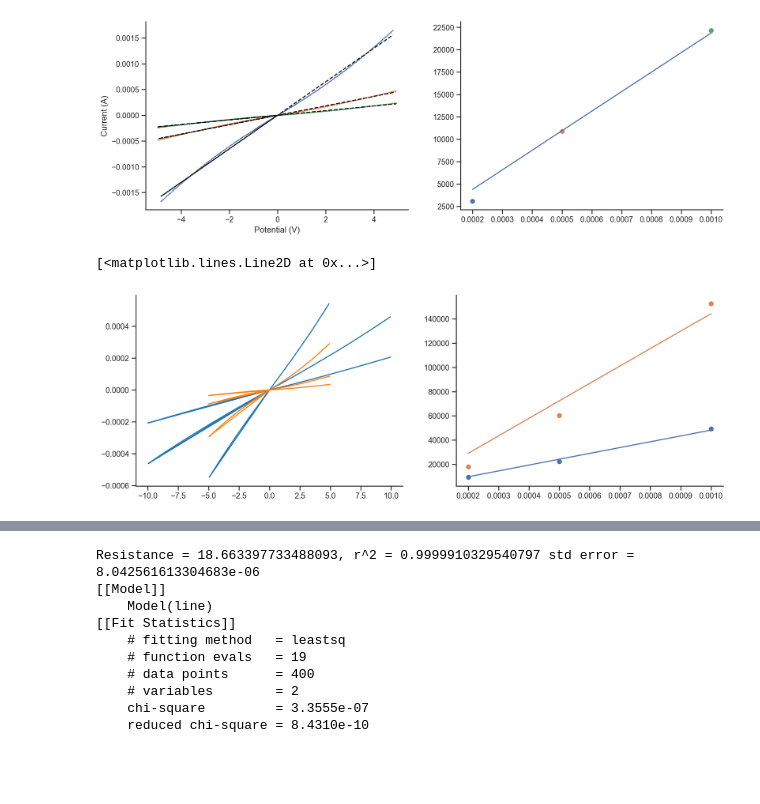
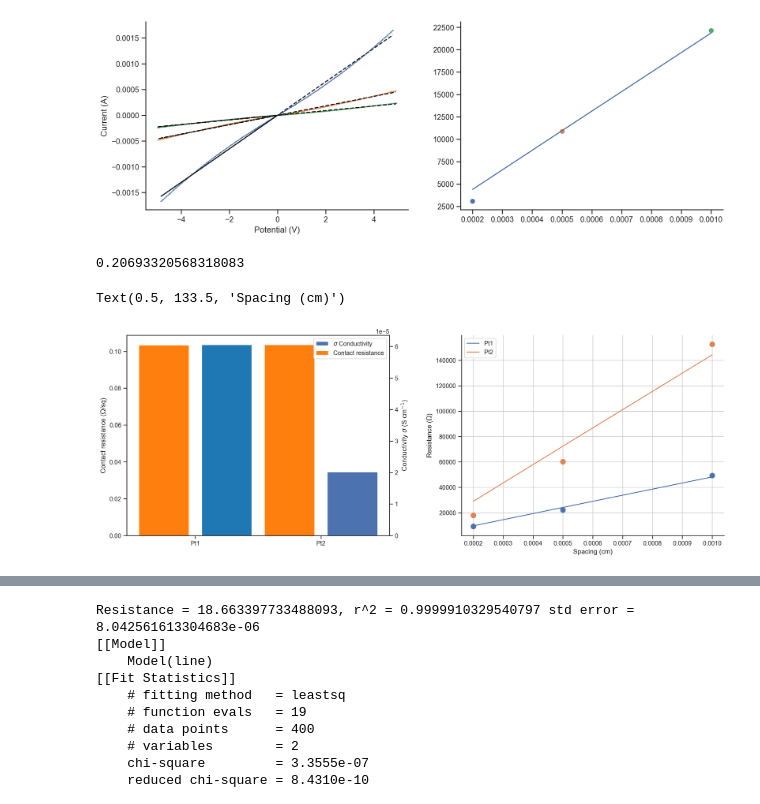
Before and after one commit to ridcil/Code, a Jupyter notebook: LSB_07_repro.ipynb, the cells around one changed output, grey strips where cells are left out. Cells and saved outputs as stored; diff of their text form; code cells hidden in the pictures; blank space fills up the shorter version.

```diff
--- a/LSB_07_repro.ipynb
+++ b/LSB_07_repro.ipynb
@@ -147,7 +147,9 @@ print(rc_2 / 2)
 # Pt 1 vs Pt 2 0G_13 vs 0G_18
 
 #Settings
-fig, ax = plt.subplots(facecolor = 'white', dpi = dpi, ncols = 2, figsize = (15,5))
+fig, ax = plt.subplots(facecolor = 'white', dpi = 200, ncols = 2, figsize = (18,8))
+ax[0].set_xticks([0.5, 2.5], ['Pt1', 'Pt2'])
+fig.tight_layout(pad=8.0)
 sns.despine()
 
 # Fit params
@@ -155,39 +157,71 @@ param5 = gmodel5.make_params()
 param5['r_s'].set(value = 1e10, min = 0)
 param5['l_t'].set(value = 1, min = 0)
 param5['L'].set(value = 3200e-4, vary = False)
 param5['W'].set(value = 5e-4, vary = False)
 param5['N'].set(value = 60, vary = False)
 
 # Files
 _0G_13 = r'C:\Users\lopezb41\OneDrive - imec\Documents\Experiments\Data\Contact Resistance\LSB_07\LCR\0G_13\Contact resistance fit'
 _0G_18 = r'C:\Users\lopezb41\OneDrive - imec\Documents\Experiments\Data\Contact Resistance\LSB_07\LCR\0G_18\C1'
 files1 = [os.path.join(_0G_13, i) for i in os.listdir(_0G_13)]
 files2 = [os.path.join(_0G_18, i) for i in os.listdir(_0G_18)]
 
 # Data
 # 0G_13
 s = np.array([2, 5, 10]) *1e-4
 r_tot = []
 for i in files1:
     df1 = pd.read_csv(i)
-    ax[0].plot(df1['Vds'], df1['Idc'], color = 'tab:blue')
+    #ax[0].plot(df1['Vds'], df1['Idc'], color = 'tab:blue')
     fit_r = gmodel.fit(df1['Idc'], param1, x = df1['Vds'])
     r_tot.append(1 / fit_r.values['m'])
 r_spac = gmodel5.fit(r_tot, param5, s = s)
-ax[1].scatter(s, r_tot)
-ax[1].plot(s, r_spac.best_fit)
+rc = gmodel5.eval(r_spac.params, s = 0) # 2 times contact resistance
+l_t = r_spac.best_values['l_t'] # transfer length
+r_s = r_spac.best_values['r_s'] # sheet resistance
+# rho_c = rc / 2 * l_t * w # Specific contact resistance
+sigma = 1 / (r_s * 0.18e-4)
+print(rc)
+
+ax[1].scatter(s, r_tot, s = 80)
+ax[1].plot(s, r_spac.best_fit, label = 'Pt1')
+ax[0].bar([0], height = [rc / 2], color = 'tab:orange')
+ax2 = ax[0].twinx()
+ax2.bar([1], height = [sigma], color = 'tab:blue')
+ax[0].set_ylabel('Contact resistance ($\Omega$/sq)')
+ax[1].grid()
+
 
 # 0G_18
 s = np.array([2, 5, 10]) *1e-4
 r_tot = []
 for i in files2:
     df1 = pd.read_csv(i)
-    ax[0].plot(df1['Vds'], df1['Idc'], color = 'tab:orange')
+    # ax[0].plot(df1['Vds'], df1['Idc'], color = 'tab:orange')
     fit_r = gmodel.fit(df1['Idc'], param1, x = df1['Vds'])
     r_tot.append(1 / fit_r.values['m'])
-r_spac = gmodel5.fit(r_tot, param5, s = s)
-ax[1].scatter(s, r_tot)
-ax[1].plot(s, r_spac.best_fit)
+r_spac2 = gmodel5.fit(r_tot, param5, s = s)
+rc2 = gmodel5.eval(r_spac2.params, s = 0) # 2 times contact resistance
+l_t = r_spac2.best_values['l_t'] # transfer length
+r_s = r_spac2.best_values['r_s'] # sheet resistance
+# rho_c = rc / 2 * l_t * w # Specific contact resistance
+sigma = 1 / (r_s * 0.18e-4)
+ax[1].scatter(s, r_tot, s = 80)
+ax[1].plot(s, r_spac2.best_fit, label = 'Pt2')
+ax[0].bar([2], height = [rc2 / 2], color = 'tab:orange')
+#ax2 = ax[0].twinx()
+ax2.bar([3], height = [sigma], label = '$\sigma$ Conductivity')
+ax2.bar([0], color = 'tab:orange', height = 0, label = 'Contact resistance')
+ax2.set_ylabel('Conductivity $\sigma$ (S cm$^{-1}$)')
+ax[1].legend()
+ax2.legend()
+
+ax[1].set_ylabel('Resistance ($\Omega$)')
+ax[1].set_xlabel('Spacing (cm)')
+
+
+# ax[1][1].bar([b], height = [sigma], color = colors[i])
 # %% [output]
-[<matplotlib.lines.Line2D at 0x...>]
+0.20693320568318083
+Text(0.5, 133.5, 'Spacing (cm)')
-[figure, old version]
+[figure, new version]
```
Also changed, not shown: parts of 1 cell of this notebook, 2 other files.
